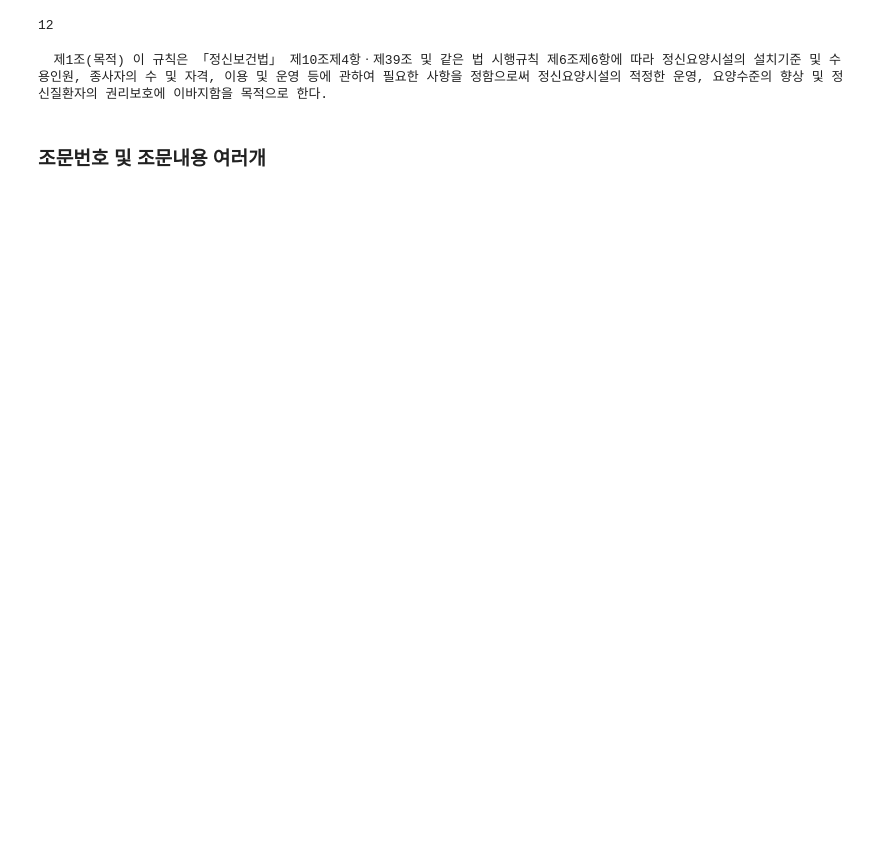
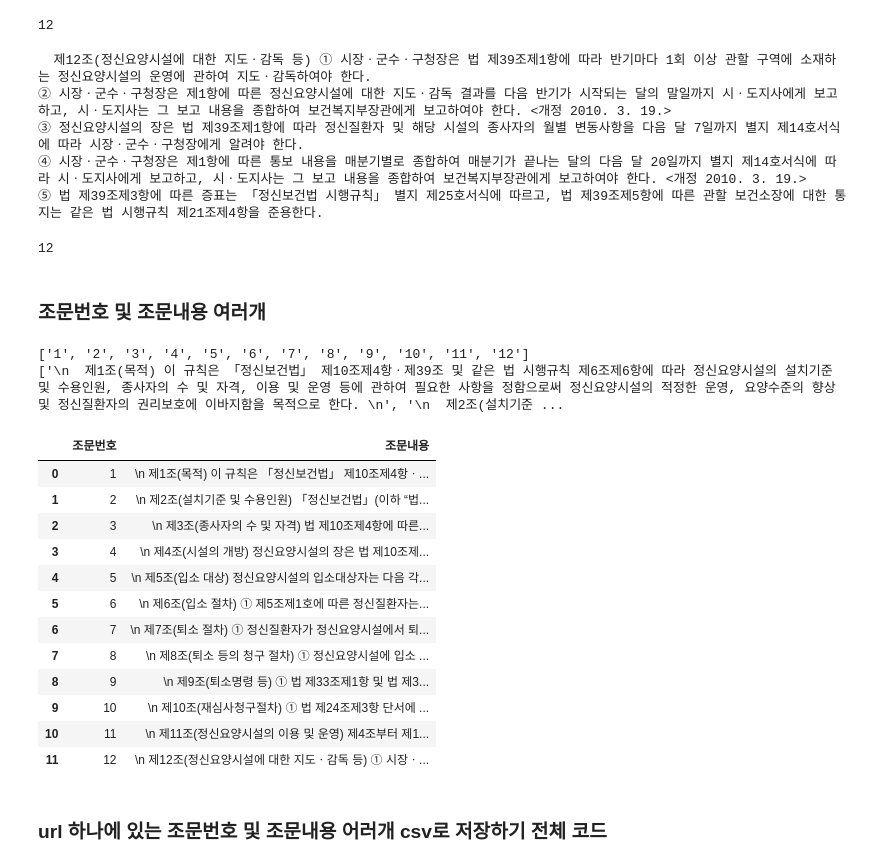
Before and after one commit to HanSeulChung/crawlingpractice, a Jupyter notebook: crawlingpractice.ipynb, the cells around one changed output. Saved outputs shown, nothing was run; the diff lists cells and outputs as text; code cells hidden in the pictures; blank space fills up the shorter version.

```diff
--- a/crawlingpractice.ipynb
+++ b/crawlingpractice.ipynb
@@ -335,9 +385,58 @@ len(p4tags)
 # %% [output]
 12
 # %%
-content = tags1.text
-print(content)
+lawcontags = soup.select('div.lawcon')
+tags1 = lawcontags[11].text
+print(tags1)
 # %% [output]
-  제1조(목적) 이 규칙은 「정신보건법」 제10조제4항ㆍ제39조 및 같은 법 시행규칙 제6조제6항에 따라 정신요양시설의 설치기준 및 수용인원, 종사자의 수 및 자격, 이용 및 운영 등에 관하여 필요한 사항을 정함으로써 정신요양시설의 적정한 운영, 요양수준의 향상 및 정신질환자의 권리보호에 이바지함을 목적으로 한다.
+  제12조(정신요양시설에 대한 지도ㆍ감독 등) ① 시장ㆍ군수ㆍ구청장은 법 제39조제1항에 따라 반기마다 1회 이상 관할 구역에 소재하는 정신요양시설의 운영에 관하여 지도ㆍ감독하여야 한다.
+② 시장ㆍ군수ㆍ구청장은 제1항에 따른 정신요양시설에 대한 지도ㆍ감독 결과를 다음 반기가 시작되는 달의 말일까지 시ㆍ도지사에게 보고하고, 시ㆍ도지사는 그 보고 내용을 종합하여 보건복지부장관에게 보고하여야 한다. <개정 2010. 3. 19.>
+③ 정신요양시설의 장은 법 제39조제1항에 따라 정신질환자 및 해당 시설의 종사자의 월별 변동사항을 다음 달 7일까지 별지 제14호서식에 따라 시장ㆍ군수ㆍ구청장에게 알려야 한다.
+④ 시장ㆍ군수ㆍ구청장은 제1항에 따른 통보 내용을 매분기별로 종합하여 매분기가 끝나는 달의 다음 달 20일까지 별지 제14호서식에 따라 시ㆍ도지사에게 보고하고, 시ㆍ도지사는 그 보고 내용을 종합하여 보건복지부장관에게 보고하여야 한다. <개정 2010. 3. 19.>
+⑤ 법 제39조제3항에 따른 증표는 「정신보건법 시행규칙」 별지 제25호서식에 따르고, 법 제39조제5항에 따른 관할 보건소장에 대한 통지는 같은 법 시행규칙 제21조제4항을 준용한다.
+# %%
+print(len(lawcontags))
+# %% [output]
+12
 # %% [markdown]
 ### 조문번호 및 조문내용 여러개
+# %%
+bltags = soup.select('span.bl')
+lawcontags = soup.select('div.lawcon')
+
+
+number_list = []  #조문번호는 index1 =1조
+content_list = []  #조문내용은 index10=1조문내용
+
+maximum = len(lawcontags)
+
+for i in range(maximum):
+    if i+1<10:
+        number_list.insert(i+1,bltags[i+1].text[1])
+        content_list.insert(i,lawcontags[i].text)
+    elif i+1>=10:
+        number_list.insert(i+1,bltags[i+1].text[1:3])
+        content_list.insert(i,lawcontags[i].text)
+
+print(number_list)
+print(content_list)
+# %% [output]
+['1', '2', '3', '4', '5', '6', '7', '8', '9', '10', '11', '12']
+['\n  제1조(목적) 이 규칙은 「정신보건법」 제10조제4항ㆍ제39조 및 같은 법 시행규칙 제6조제6항에 따라 정신요양시설의 설치기준 및 수용인원, 종사자의 수 및 자격, 이용 및 운영 등에 관하여 필요한 사항을 정함으로써 정신요양시설의 적정한 운영, 요양수준의 향상 및 정신질환자의 권리보호에 이바지함을 목적으로 한다. \n', '\n  제2조(설치기준 ...
+# %%
+cr_df=pd.DataFrame(zip(number_list,content_list),columns=['조문번호','조문내용'])
+cr_df
+# %% [output]
+|  | 조문번호 | 조문내용 |
+| 0 | 1 | \n 제1조(목적) 이 규칙은 「정신보건법」 제10조제4항ㆍ... |
+| 1 | 2 | \n 제2조(설치기준 및 수용인원) 「정신보건법」(이하 “법... |
+| 2 | 3 | \n 제3조(종사자의 수 및 자격) 법 제10조제4항에 따른... |
+| 3 | 4 | \n 제4조(시설의 개방) 정신요양시설의 장은 법 제10조제... |
+| 4 | 5 | \n 제5조(입소 대상) 정신요양시설의 입소대상자는 다음 각... |
+| 5 | 6 | \n 제6조(입소 절차) ① 제5조제1호에 따른 정신질환자는... |
+| 6 | 7 | \n 제7조(퇴소 절차) ① 정신질환자가 정신요양시설에서 퇴... |
+| 7 | 8 | \n 제8조(퇴소 등의 청구 절차) ① 정신요양시설에 입소 ... |
+| 8 | 9 | \n 제9조(퇴소명령 등) ① 법 제33조제1항 및 법 제3... |
+| 9 | 10 | \n 제10조(재심사청구절차) ① 법 제24조제3항 단서에 ... |
+| 10 | 11 | \n 제11조(정신요양시설의 이용 및 운영) 제4조부터 제1... |
+| 11 | 12 | \n 제12조(정신요양시설에 대한 지도ㆍ감독 등) ① 시장ㆍ... |
@@ -343,0 +445,2 @@ print(content)
+# %% [markdown]
+### url 하나에 있는 조문번호 및 조문내용 어러개 csv로 저장하기 전체 코드
```
Also changed, not shown: parts of 6 cells of this notebook.
